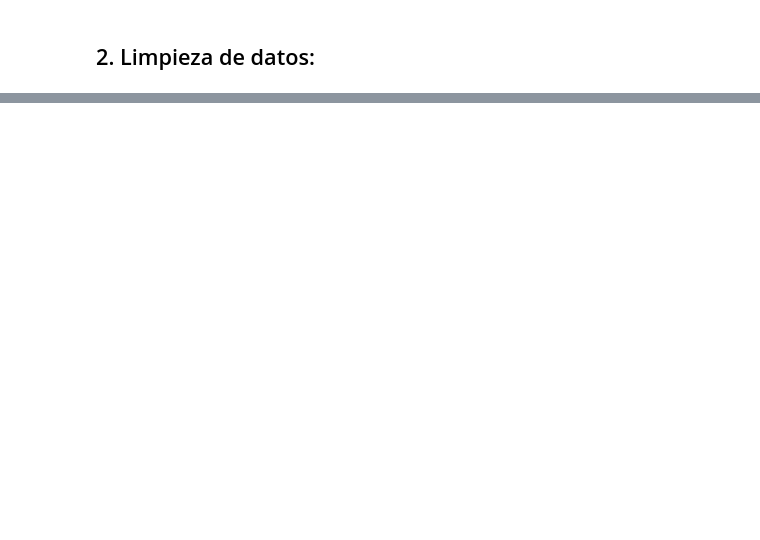
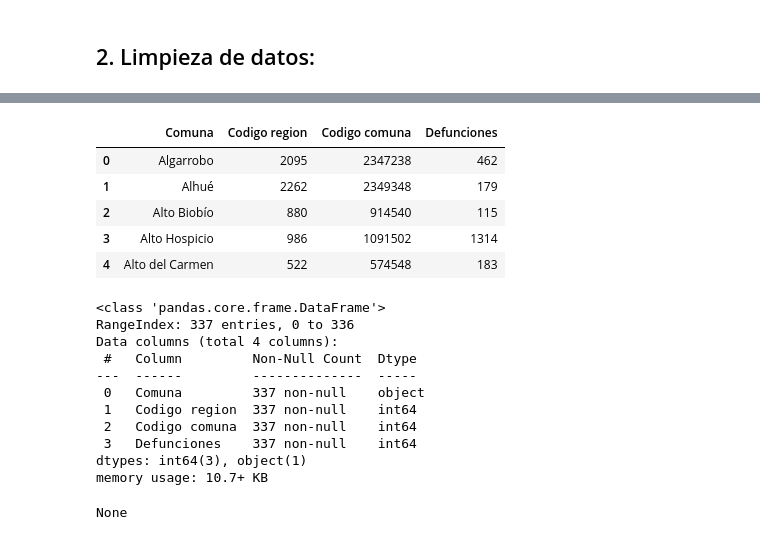
Before and after one commit to 08benja08p/Grupo-8-CDD, a Jupyter notebook: Proyecto/Proyecto_CDD.ipynb, the cells around one changed output, grey strips where cells are left out. Saved outputs shown, nothing was run; the diff lists cells and outputs as text; code cells hidden in the pictures; blank space fills up the shorter version.

```diff
--- a/Proyecto/Proyecto_CDD.ipynb
+++ b/Proyecto/Proyecto_CDD.ipynb
@@ -180,13 +362,0 @@ data_comunas.head()
-# %%
-#Conjunto de datos V: Sobre natalidad anual por comuna
-#Reestructuración iterativa de los datos
-#Disclaimer: La siguiente reestructuración se hace en conocimiento de la estructura compartida de los datasets.
-
-for ano in range(2011, 2021):
-    datas_natalidad[ano] = datas_natalidad[ano][['Comuna', 'Nacimientos']]
-    datas_natalidad[ano] = datas_natalidad[ano].groupby(by = 'Comuna').sum()
-    datas_natalidad[ano].reset_index(inplace = True)
-    if ano == 2011:
-        resumen_natalidad = datas_natalidad[2011]
-    else:
-        resumen_natalidad = resumen_natalidad.merge(datas_natalidad[ano], on = 'Comuna', how = 'outer')
@@ -199,3 +407,31 @@ display(resumen_natalidad.info())
+# %%
+# Data mortalidad
+datas_mortalidad_total = pd.concat([datas_mortalidad[ano] for ano in range(2011,2021)])
+datas_mortalidad_total
+datas_mortalidad_total = datas_mortalidad_total.groupby(by = 'Comuna').sum()
+datas_mortalidad_total.reset_index(inplace = True)
+# %%
+display(datas_mortalidad_total.head())
+display(datas_mortalidad_total.info())
+# %% [output]
+|  | Comuna | Codigo region | Codigo comuna | Defunciones |
+| 0 | Algarrobo | 2095 | 2347238 | 462 |
+| 1 | Alhué | 2262 | 2349348 | 179 |
+| 2 | Alto Biobío | 880 | 914540 | 115 |
+| 3 | Alto Hospicio | 986 | 1091502 | 1314 |
+| 4 | Alto del Carmen | 522 | 574548 | 183 |
+<class 'pandas.core.frame.DataFrame'>
+RangeIndex: 337 entries, 0 to 336
+Data columns (total 4 columns):
+ #   Column         Non-Null Count  Dtype
+---  ------         --------------  -----
+ 0   Comuna         337 non-null    object
+ 1   Codigo region  337 non-null    int64
+ 2   Codigo comuna  337 non-null    int64
+ 3   Defunciones    337 non-null    int64
+dtypes: int64(3), object(1)
+memory usage: 10.7+ KB
+None
 # %%
 #Conjunto de datos VI: Número de establecimientos de salud por comuna
 display(data_salud.head())
```
Also changed, not shown: parts of 29 cells of this notebook.
